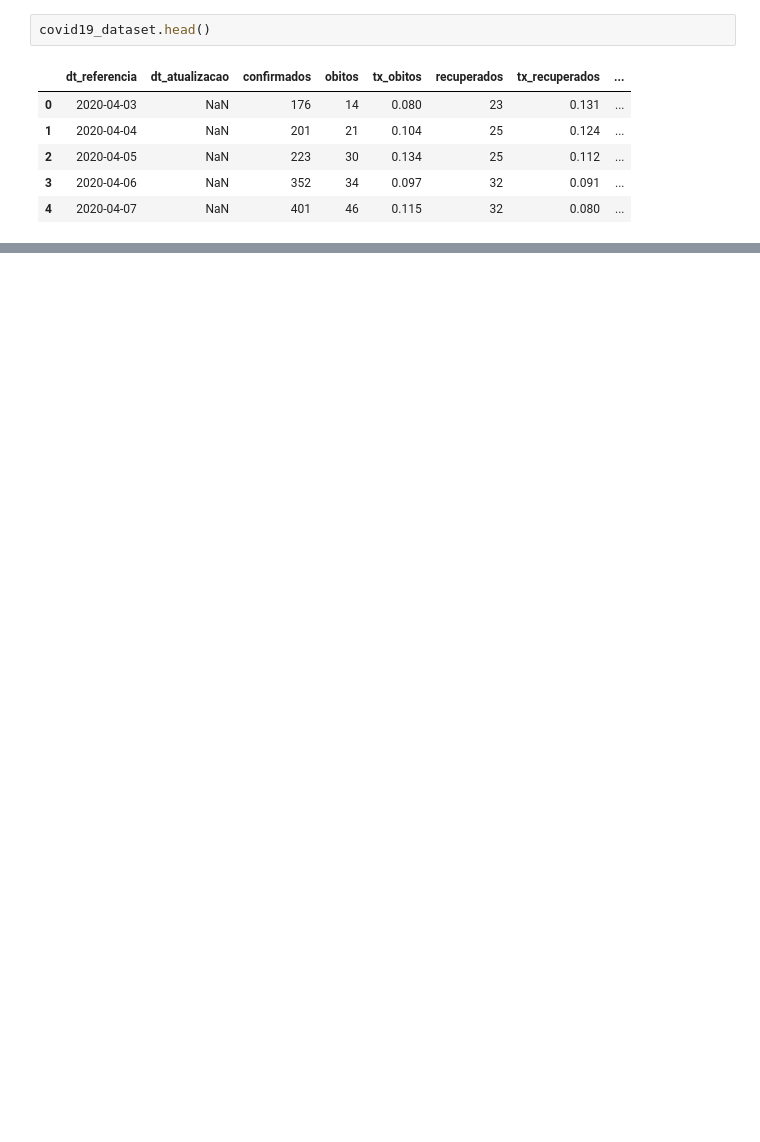
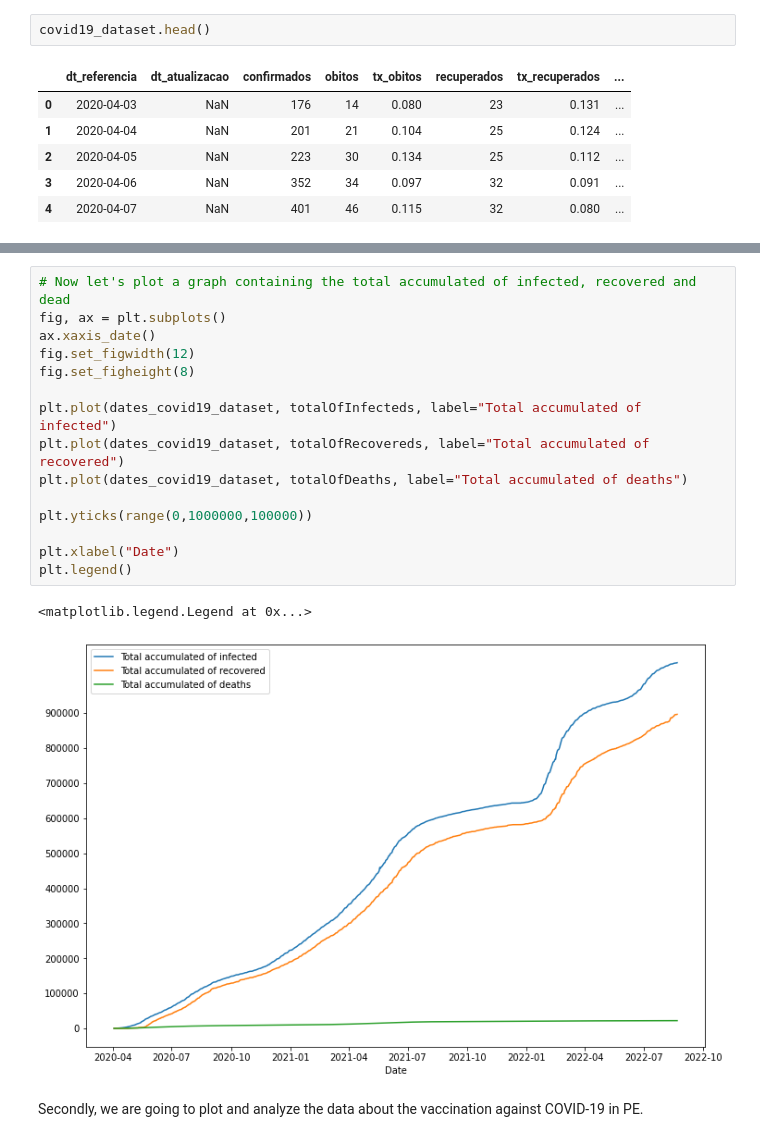
Before and after one commit to SarahLMelo/Covid19VaccineAnalysis, a Jupyter notebook: Primeira Parte (P1)/P1.ipynb, the cells around one changed output, grey strips where cells are left out. Cells and saved outputs as stored; diff of their text form; blank space fills up the shorter version.

```diff
--- a/Primeira Parte (P1)/P1.ipynb
+++ b/Primeira Parte (P1)/P1.ipynb
@@ -305,0 +236,20 @@ plt.legend()
+# %%
+# Now let's plot a graph containing the total accumulated of infected, recovered and dead
+fig, ax = plt.subplots()
+ax.xaxis_date()
+fig.set_figwidth(12)
+fig.set_figheight(8)
+
+plt.plot(dates_covid19_dataset, totalOfInfecteds, label="Total accumulated of infected")
+plt.plot(dates_covid19_dataset, totalOfRecovereds, label="Total accumulated of recovered")
+plt.plot(dates_covid19_dataset, totalOfDeaths, label="Total accumulated of deaths")
+
+plt.yticks(range(0,1000000,100000))
+
+plt.xlabel("Date")
+plt.legend()
+# %% [output]
+<matplotlib.legend.Legend at 0x...>
+[figure, added]
+# %% [markdown]
+Secondly, we are going to plot and analyze the data about the vaccination against COVID-19 in PE.
```
Also changed, not shown: parts of 68 cells of this notebook.
